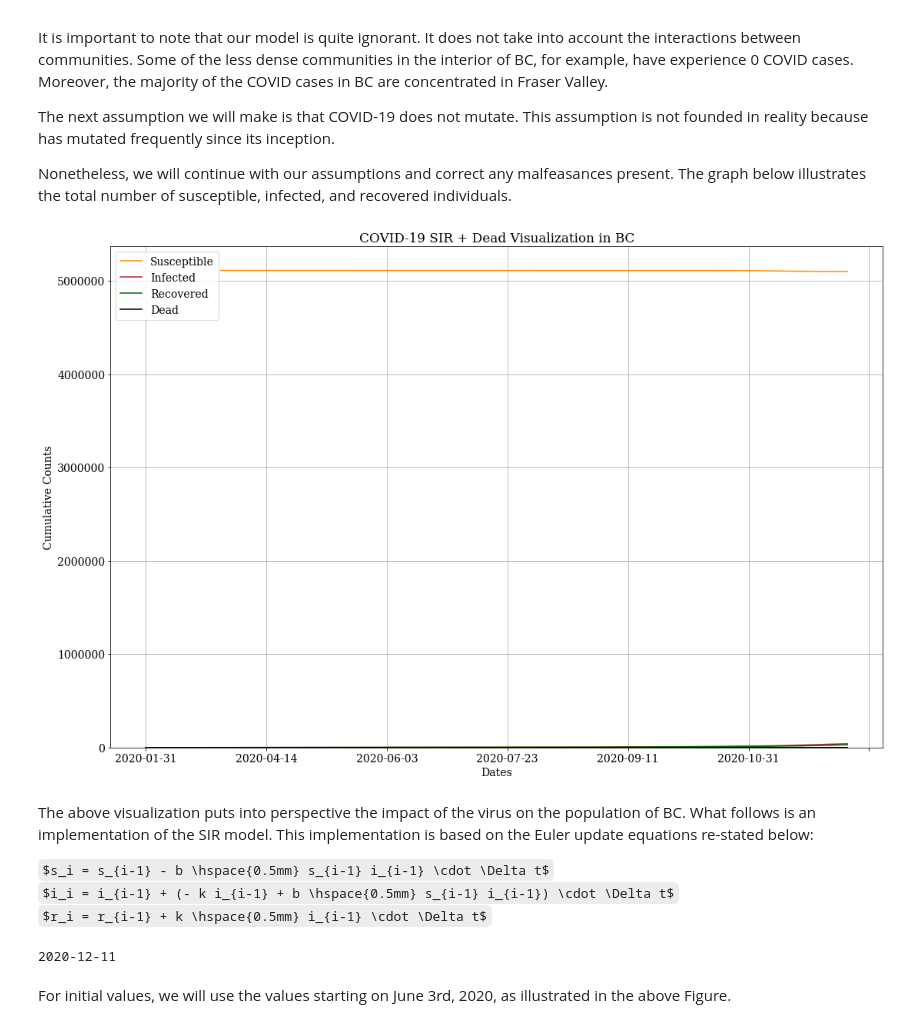
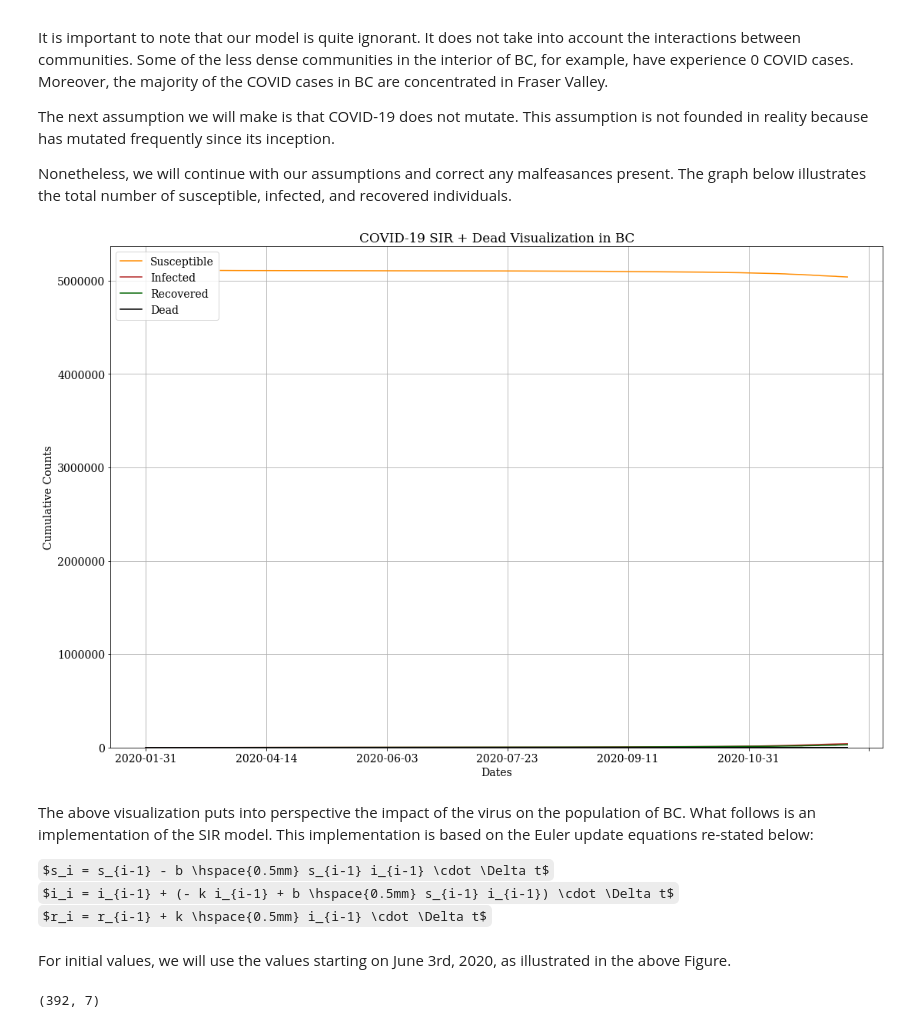
Before and after one commit to atkinssamuel/COVID-19-projection, a Jupyter notebook: project/atkins_1002951754_finalproject.ipynb, the cells around one changed output. Cells and saved outputs as stored; diff of their text form; code cells hidden in the pictures; some formulas as TeX source.

```diff
--- a/project/atkins_1002951754_finalproject.ipynb
+++ b/project/atkins_1002951754_finalproject.ipynb
@@ -670,80 +672,88 @@ Nonetheless, we will continue with our assumptions and correct any malfeasances
 # %%
 # BC population estimate: https://www2.gov.bc.ca/gov/content/data/statistics/people-population-community/population/population-estimates
 susceptible_starting =  5110917
 
 susceptible = np.ones((bc_19.shape[0],))*susceptible_starting
 
-susceptible -= bc_19["infected"] - bc_19["recovered"] - bc_19["dead"]
+susceptible -= (bc_19["infected"] + bc_19["recovered"] + bc_19["dead"])
 
 bc_19["susceptible"] = susceptible
+bc_19_orig = bc_19
 bc_19_date_indexed = bc_19.set_index("date")
 
 visualization_arr = ["susceptible", "infected", "recovered", "dead"]
 colors = ["darkorange", "firebrick", "darkgreen", "black"]
 ax = bc_19_date_indexed[visualization_arr].plot(figsize=(18, 12), color=colors)
 font = {'font.family' : 'serif',
         'font.size'   : 14,
         'font.weight' : 'normal'}
 
 plt.rcParams.update(font)
 plt.title("COVID-19 SIR + Dead Visualization in BC")
 plt.xlabel("Dates")
 plt.ylabel("Cumulative Counts")
 plt.ylim(bottom=0)
 plt.legend()
 plt.grid(True)
 
 ax.legend(["Susceptible", "Infected", "Recovered", "Dead"])
 
 plt.show()
 # %% [output]
-[figure, old version]
+[figure, new version]
 # %% [markdown]
 The above visualization puts into perspective the impact of the virus on the population of BC. What follows is an implementation of the SIR model. This implementation is based on the Euler update equations re-stated below:
 
 $s_i = s_{i-1} - b \hspace{0.5mm} s_{i-1} i_{i-1} \cdot \Delta t$
 $i_i = i_{i-1} + (- k i_{i-1} + b \hspace{0.5mm} s_{i-1} i_{i-1}) \cdot \Delta t$
 $r_i = r_{i-1} + k \hspace{0.5mm} i_{i-1} \cdot \Delta t$
-# %%
-def s_update(s_prev, i_prev, b, dt=1):
-    return s_prev - b * s_prev * i_prev * dt
-
-def i_update(s_prev, i_prev, k, b, dt=1):
-    return i_prev + (-k * i_prev + b * s_prev * i_prev) * dt
-
-def r_update(r_prev, i_prev, k, dt=1):
-    return r_prev + k * i_prev * dt
-# %% [output]
-2020-12-11
 # %% [markdown]
 For initial values, we will use the values starting on June 3rd, 2020, as illustrated in the above Figure.
 # %%
-import datetime
+bc_19 = bc_19_orig
+susceptible_starting = 5110917
+projection_length = 100
 
-projection_length = 2000
+susceptible = np.ones((bc_19.shape[0],))*susceptible_starting
 
+susceptible -= bc_19["infected"] - bc_19["recovered"] - bc_19["dead"]
+
+bc_19["susceptible"] = susceptible
 bc_19 = bc_19[["date", "susceptible", "infected", "recovered", "dead"]]
 
-cur_datetime = datetime.date.fromisoformat("2020-12-11") + datetime.timedelta(days=1)
+starting_date = "2020-06-01"
+starting_index = bc_19[bc_19["date"] == "2020-06-01"].index[0]
 
-for i in range(projection_length):
-    bc_19 = bc_19.append({"date": datetime.date.isoformat(cur_datetime)}, ignore_index=True)
-    cur_datetime += datetime.timedelta(days=1)
+def create_estimates(bc_19, projection_length):
+    cur_datetime = datetime.date.fromisoformat("2020-12-11") + datetime.timedelta(days=1)
 
-bc_19_indexed = bc_19.set_index("date")
+    for i in range(projection_length):
+        bc_19 = bc_19.append({"date": datetime.date.isoformat(cur_datetime)}, ignore_index=True)
+        cur_datetime += datetime.timedelta(days=1)
 
-est_s = np.zeros((bc_19_indexed.shape[0],))
-est_i = np.zeros((bc_19_indexed.shape[0],))
-est_r = np.zeros((bc_19_indexed.shape[0],))
+    bc_19_indexed = bc_19.set_index("date")
 
-starting_date = "2020-06-01"
-starting_index = bc_19[bc_19["date"] == starting_date].index[0]
+    est_s = np.zeros((bc_19_indexed.shape[0],))
+    est_i = np.zeros((bc_19_indexed.shape[0],))
+    est_r = np.zeros((bc_19_indexed.shape[0],))
+    est_d = np.zeros((bc_19_indexed.shape[0],))
 
-est_s[starting_index] = bc_19_indexed["susceptible"][starting_date]
-est_s[:starting_index] = bc_19["susceptible"][:starting_index]
 
-est_i[starting_index] = bc_19_indexed["infected"][starting_date]
-est_i[:starting_index] = bc_19["infected"][:starting_index]
+    est_s[starting_index] = bc_19_indexed["susceptible"][starting_date]
+    est_s[:starting_index] = bc_19["susceptible"][:starting_index]
 
-est_r[starting_index] = bc_19_indexed["recovered"][starting_date]
-est_r[:starting_index] = bc_19["recovered"][:starting_index]
+    est_i[starting_index] = bc_19_indexed["infected"][starting_date]
+    est_i[:starting_index] = bc_19["infected"][:starting_index]
+
+    est_r[starting_index] = bc_19_indexed["recovered"][starting_date]
+    est_r[:starting_index] = bc_19["recovered"][:starting_index]
+
+    bc_19_indexed["susceptible_est"] = est_s
+    bc_19_indexed["infected_est"] = est_i
+    bc_19_indexed["recovered_est"] = est_r
+
+    return bc_19_indexed
+
+print(create_estimates(bc_19, 100).shape)
+# %% [output]
+(392, 7)
```
Also changed, not shown: parts of 23 cells of this notebook.
